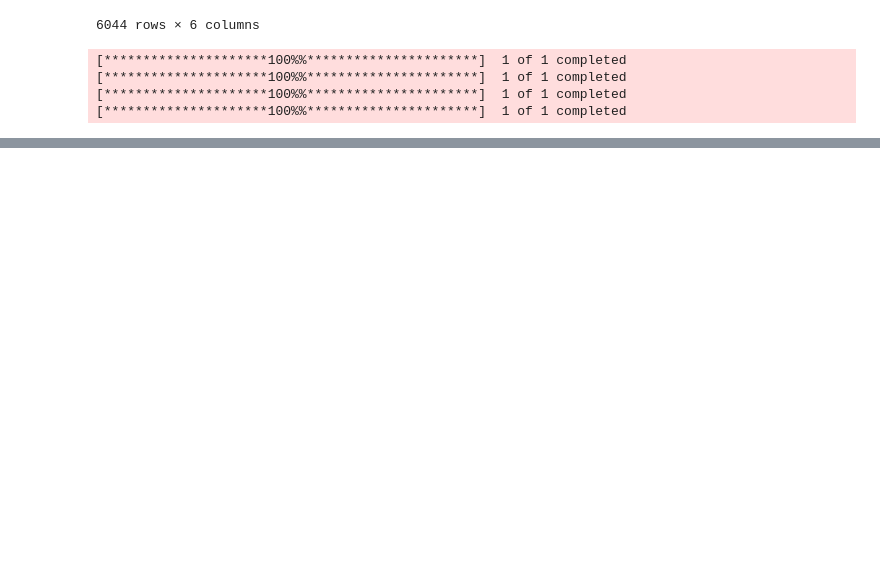
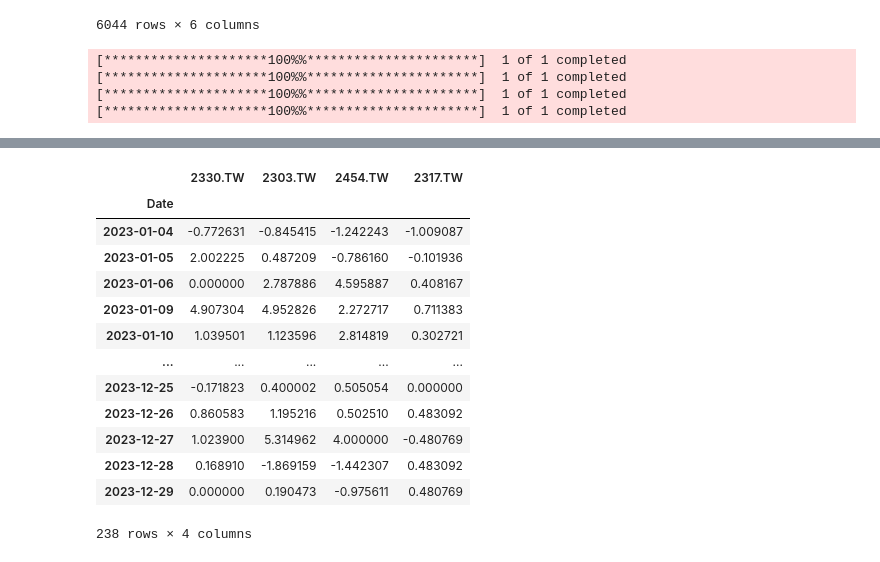
Before and after one commit to chiehyun2024/2024_01_28_1, a Jupyter notebook: lesson19/lesson19_5.ipynb, the cells around one changed output, grey strips where cells are left out. Drawn from its saved outputs; the diff is of its cells as text; code cells hidden in the pictures; blank space fills up the shorter version.

```diff
--- a/lesson19/lesson19_5.ipynb
+++ b/lesson19/lesson19_5.ipynb
@@ -67,0 +117,19 @@ price_df
+# %%
+#dropna()->移除NaN
+returns = price_df.loc['2023'].pct_change().dropna() * 100
+returns
+# %% [output]
+|  | 2330.TW | 2303.TW | 2454.TW | 2317.TW |
+| Date |  |  |  |  |
+| 2023-01-04 | -0.772631 | -0.845415 | -1.242243 | -1.009087 |
+| 2023-01-05 | 2.002225 | 0.487209 | -0.786160 | -0.101936 |
+| 2023-01-06 | 0.000000 | 2.787886 | 4.595887 | 0.408167 |
+| 2023-01-09 | 4.907304 | 4.952826 | 2.272717 | 0.711383 |
+| 2023-01-10 | 1.039501 | 1.123596 | 2.814819 | 0.302721 |
+| ... | ... | ... | ... | ... |
+| 2023-12-25 | -0.171823 | 0.400002 | 0.505054 | 0.000000 |
+| 2023-12-26 | 0.860583 | 1.195216 | 0.502510 | 0.483092 |
+| 2023-12-27 | 1.023900 | 5.314962 | 4.000000 | -0.480769 |
+| 2023-12-28 | 0.168910 | -1.869159 | -1.442307 | 0.483092 |
+| 2023-12-29 | 0.000000 | 0.190473 | -0.975611 | 0.480769 |
+238 rows × 4 columns
```
Also changed, not shown: parts of 9 cells of this notebook, 27 other files.
